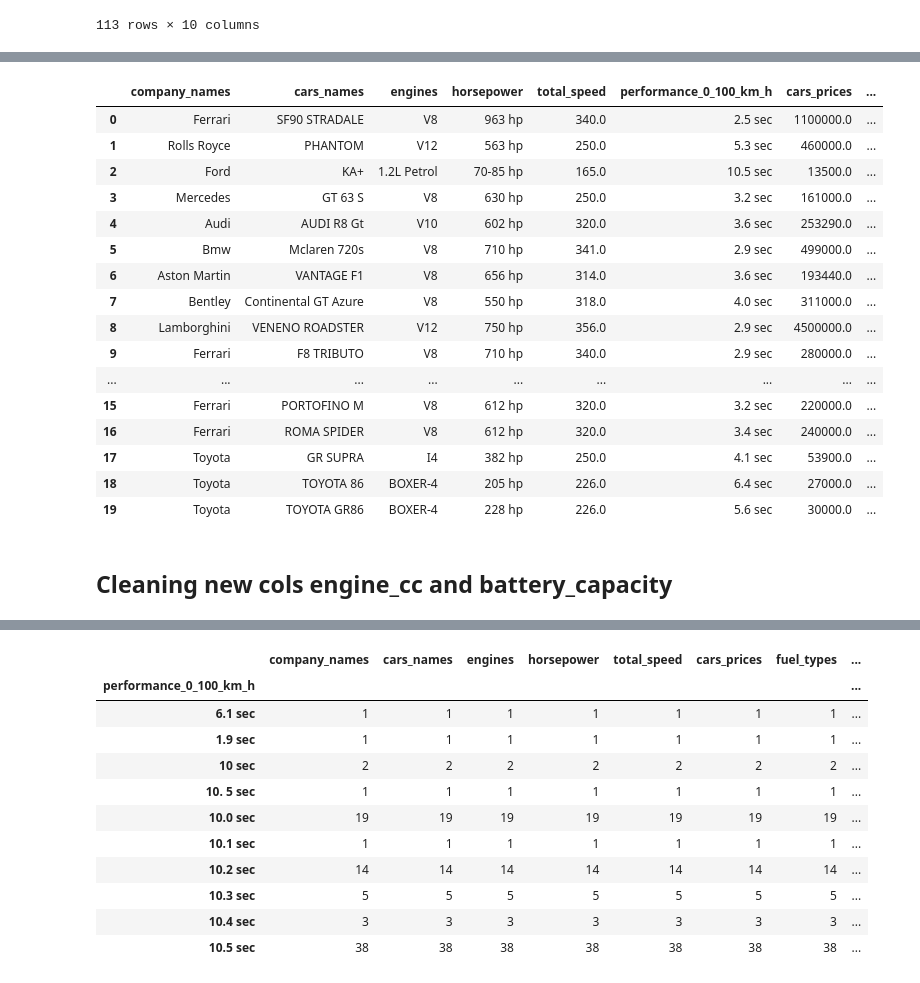
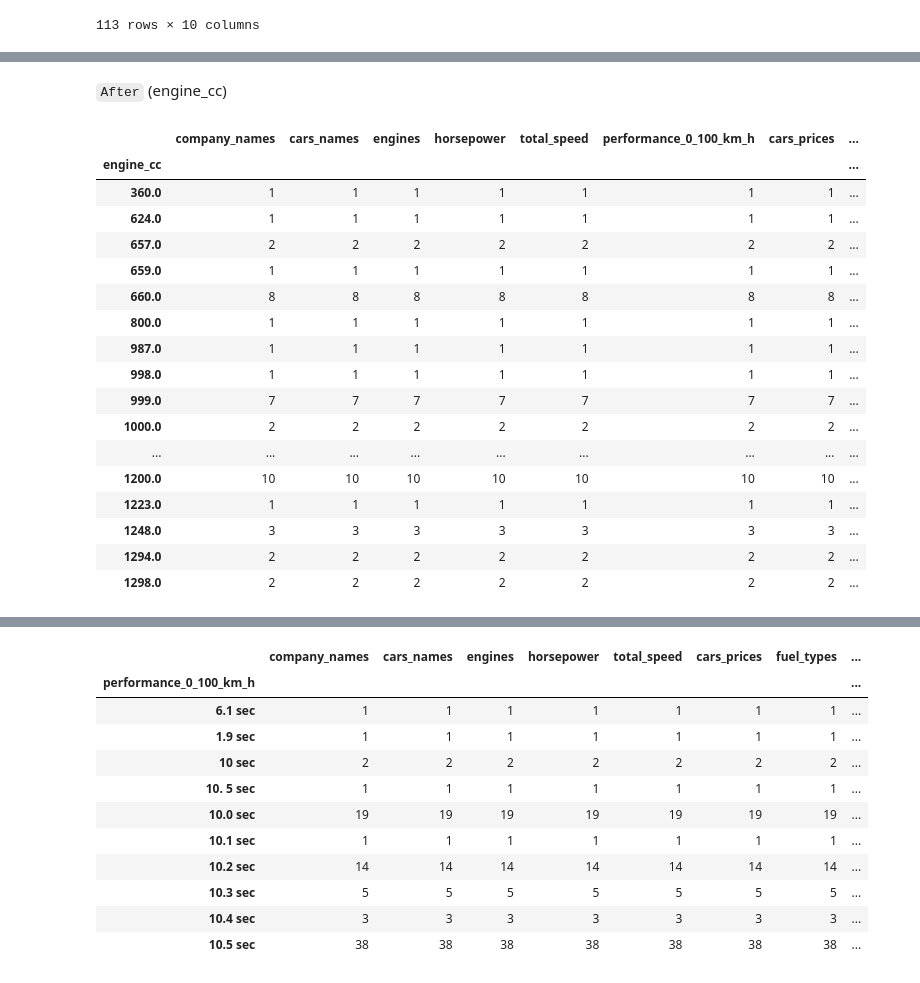
Before and after one commit to Wazard/GruppoX-Car-Analysis, a Jupyter notebook: car_analysis.ipynb, the cells around one changed output, grey strips where cells are left out. Drawn from its saved outputs; the diff is of its cells as text; code cells hidden in the pictures.

```diff
--- a/car_analysis.ipynb
+++ b/car_analysis.ipynb
@@ -346,43 +506,55 @@ clean_df.head(5)
+# %% [markdown]
+`After` (engine_cc)
 # %%
 """
 Split a mixed column containing cc and battery capacity values
 into two separate numeric columns: 'engine_cc' and 'battery_capacity'.
 Assumes cc values end with 'cc'.
 """
 
-col = "cc_battery_capacity"  # your mixed column
+def normalize_number_string(s: str) -> str:
+    # Remove thousand separators (commas, dots, spaces)
+    return s.replace(",", "").replace(" ", "")
 
-# Extract engine cc values (strings ending with 'cc')
-handler.df["engine_cc"] = handler.df[col].apply(
-    lambda x: str(x).strip() if str(x).strip().lower().endswith("cc") else None
-)
+def extract_engine_cc(s):
+    s = normalize_number_string(str(s))
+    matches = re.findall(r"(\d+(?:\.\d+)?)\s*cc", s, flags=re.IGNORECASE)
+    if not matches:
+        return None
+    vals = [int(float(match)) for match in matches]
+    return int(np.mean(vals))
 
-# Extract battery capacity (everything not ending with 'cc')
-handler.df["battery_capacity"] = handler.df[col].apply(
-    lambda x: str(x).strip() if not str(x).strip().lower().endswith("cc") else None
-)
+def extract_battery_capacity(s):
+    s = normalize_number_string(str(s))
+    matches = re.findall(r"(\d+(?:\.\d+)?)\s*kwh", s, flags=re.IGNORECASE)
+    if not matches:
+        return None
+    vals = [float(match) for match in matches]
+    return float(np.mean(vals))
 
-# Drop the original mixed column
-handler.df.drop(columns=col, inplace=True)
+col = "cc_battery_capacity"
+handler.df["engine_cc"] = handler.df[col].apply(extract_engine_cc)
+handler.df["battery_capacity"] = handler.df[col].apply(extract_battery_capacity)
+handler.df = handler.df.drop(columns=[col])
+
+group_df = handler.df.groupby("engine_cc").count()
+group_df.head(20)
+# %% [output]
+|  | company_names | cars_names | engines | horsepower | total_speed | performance_0_100_km_h | cars_prices | ... |
+| engine_cc |  |  |  |  |  |  |  | ... |
+| 360.0 | 1 | 1 | 1 | 1 | 1 | 1 | 1 | ... |
+| 624.0 | 1 | 1 | 1 | 1 | 1 | 1 | 1 | ... |
+| 657.0 | 2 | 2 | 2 | 2 | 2 | 2 | 2 | ... |
+| 659.0 | 1 | 1 | 1 | 1 | 1 | 1 | 1 | ... |
+| 660.0 | 8 | 8 | 8 | 8 | 8 | 8 | 8 | ... |
+| 800.0 | 1 | 1 | 1 | 1 | 1 | 1 | 1 | ... |
+| 987.0 | 1 | 1 | 1 | 1 | 1 | 1 | 1 | ... |
+| 998.0 | 1 | 1 | 1 | 1 | 1 | 1 | 1 | ... |
+| 999.0 | 7 | 7 | 7 | 7 | 7 | 7 | 7 | ... |
+| 1000.0 | 2 | 2 | 2 | 2 | 2 | 2 | 2 | ... |
+| ... | ... | ... | ... | ... | ... | ... | ... | ... |
+| 1200.0 | 10 | 10 | 10 | 10 | 10 | 10 | 10 | ... |
+| 1223.0 | 1 | 1 | 1 | 1 | 1 | 1 | 1 | ... |
+| 1248.0 | 3 | 3 | 3 | 3 | 3 | 3 | 3 | ... |
+| 1294.0 | 2 | 2 | 2 | 2 | 2 | 2 | 2 | ... |
+| 1298.0 | 2 | 2 | 2 | 2 | 2 | 2 | 2 | ... |
-# %%
-handler.df.head(20)
-# %% [output]
-|  | company_names | cars_names | engines | horsepower | total_speed | performance_0_100_km_h | cars_prices | ... |
-| 0 | Ferrari | SF90 STRADALE | V8 | 963 hp | 340.0 | 2.5 sec | 1100000.0 | ... |
-| 1 | Rolls Royce | PHANTOM | V12 | 563 hp | 250.0 | 5.3 sec | 460000.0 | ... |
-| 2 | Ford | KA+ | 1.2L Petrol | 70-85 hp | 165.0 | 10.5 sec | 13500.0 | ... |
-| 3 | Mercedes | GT 63 S | V8 | 630 hp | 250.0 | 3.2 sec | 161000.0 | ... |
-| 4 | Audi | AUDI R8 Gt | V10 | 602 hp | 320.0 | 3.6 sec | 253290.0 | ... |
-| 5 | Bmw | Mclaren 720s | V8 | 710 hp | 341.0 | 2.9 sec | 499000.0 | ... |
-| 6 | Aston Martin | VANTAGE F1 | V8 | 656 hp | 314.0 | 3.6 sec | 193440.0 | ... |
-| 7 | Bentley | Continental GT Azure | V8 | 550 hp | 318.0 | 4.0 sec | 311000.0 | ... |
-| 8 | Lamborghini | VENENO ROADSTER | V12 | 750 hp | 356.0 | 2.9 sec | 4500000.0 | ... |
-| 9 | Ferrari | F8 TRIBUTO | V8 | 710 hp | 340.0 | 2.9 sec | 280000.0 | ... |
-| ... | ... | ... | ... | ... | ... | ... | ... | ... |
-| 15 | Ferrari | PORTOFINO M | V8 | 612 hp | 320.0 | 3.2 sec | 220000.0 | ... |
-| 16 | Ferrari | ROMA SPIDER | V8 | 612 hp | 320.0 | 3.4 sec | 240000.0 | ... |
-| 17 | Toyota | GR SUPRA | I4 | 382 hp | 250.0 | 4.1 sec | 53900.0 | ... |
-| 18 | Toyota | TOYOTA 86 | BOXER-4 | 205 hp | 226.0 | 6.4 sec | 27000.0 | ... |
-| 19 | Toyota | TOYOTA GR86 | BOXER-4 | 228 hp | 226.0 | 5.6 sec | 30000.0 | ... |
-# %% [markdown]
-## Cleaning new cols engine_cc and battery_capacity
```
Also changed, not shown: parts of 64 cells of this notebook, 1 other file.
